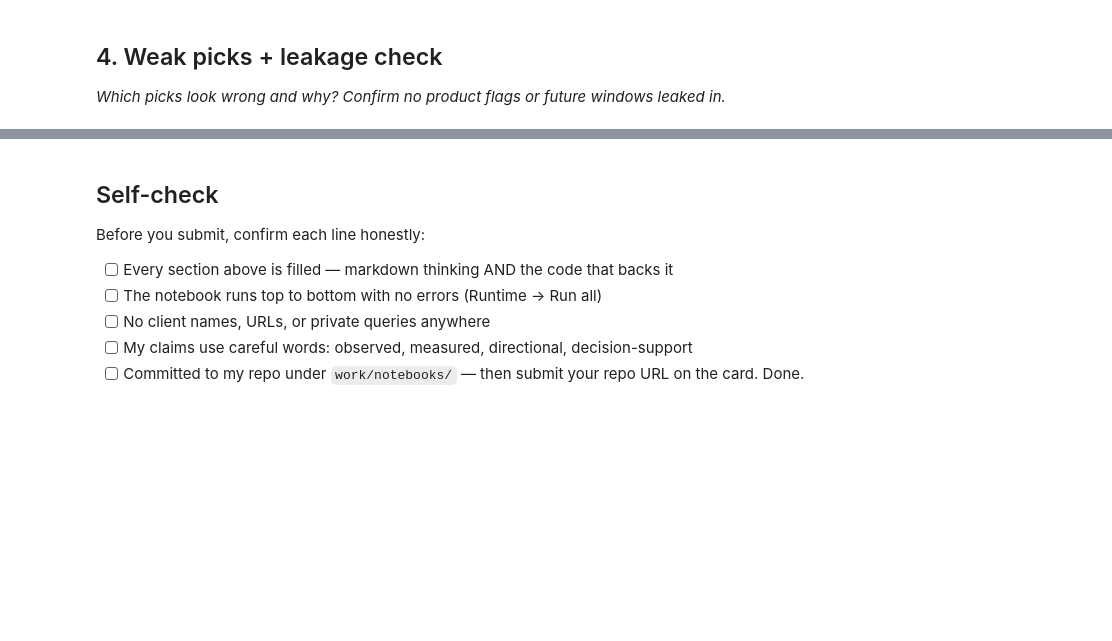
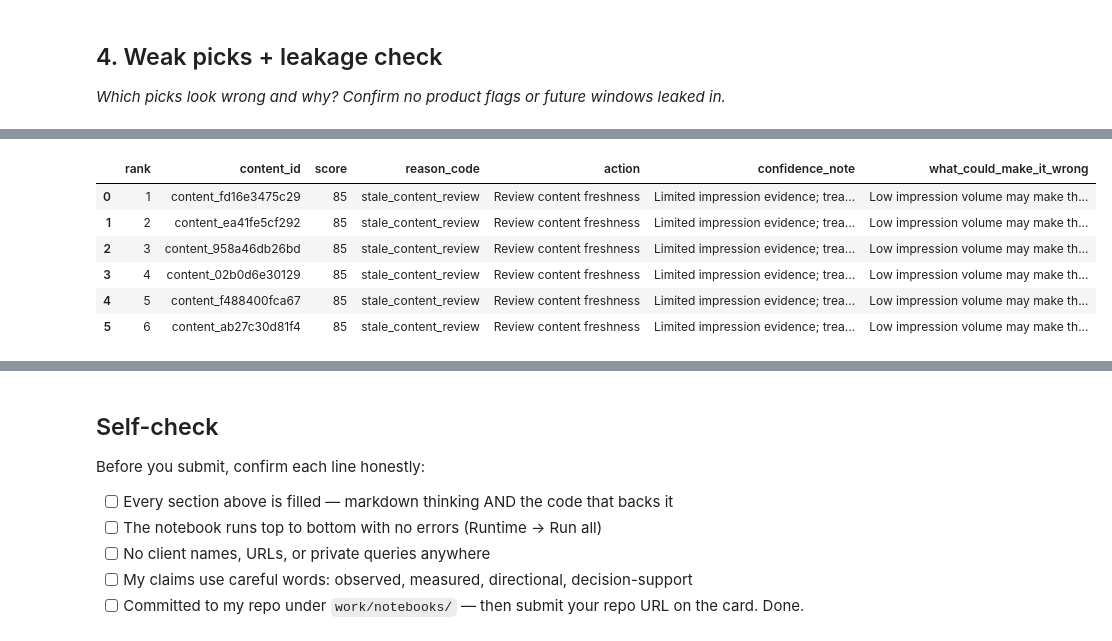
Before and after one commit to Pangakeerthi11/keerthi-flyrank-ml-internship-2026, a Jupyter notebook: work/notebooks/w04_baseline_score.ipynb, the cells around one changed output, grey strips where cells are left out. Saved outputs shown, nothing was run; the diff lists cells and outputs as text; code cells hidden in the pictures; blank space fills up the shorter version.

```diff
--- a/work/notebooks/w04_baseline_score.ipynb
+++ b/work/notebooks/w04_baseline_score.ipynb
@@ -36,0 +455,83 @@ This skeleton is yours to fill. Work the sections **in order** — each one has
+# %%
+from pathlib import Path
+import pandas as pd
+
+queue_path = Path("work/outputs/baseline_action_score.csv")
+review_path = Path("work/outputs/top20_review.csv")
+
+if not queue_path.exists() or not review_path.exists():
+    raise FileNotFoundError(
+        "Run Sections 2 and 3 before running Section 4."
+    )
+
+queue = pd.read_csv(queue_path)
+top20 = pd.read_csv(review_path)
+
+# Bring back 'impressions_90d' from the full queue to inspect weak picks
+top20 = top20.merge(queue[["content_id", "impressions_90d", "score"]], on="content_id", how="left")
+
+# Find potentially weak picks in the top 20
+weak_picks = top20[
+    (top20["impressions_90d"] < 500)
+    | (top20["confidence_note"].str.startswith("Limited", na=False))
+].copy()
+
+print("Potentially weak picks in the Top 20:", len(weak_picks))
+
+if len(weak_picks) > 0:
+    display(
+        weak_picks[
+            [
+                "rank",
+                "content_id",
+                "score",
+                "reason_code",
+                "action",
+                "confidence_note",
+                "what_could_make_it_wrong",
+            ]
+        ]
+    )
+else:
+    print("No low-volume picks were identified by this check.")
+
+# Leakage audit: inspect columns actually used by the score
+scoring_inputs = [
+    "impressions_90d",
+    "days_since_last_update",
+    "avg_position",
+    "ctr",
+]
+
+# These fields must not be scoring inputs
+forbidden_patterns = [
+    "label",
+    "target",
+    "future",
+    "next_",
+    "product_flag",
+    "decision_flag",
+]
+
+suspect_inputs = [
+    col for col in scoring_inputs
+    if any(pattern in col.lower() for pattern in forbidden_patterns)
+]
+
+print("\nScoring inputs:", scoring_inputs)
+print("Potentially unsafe scoring inputs:", suspect_inputs)
+
+assert not suspect_inputs, (
+    f"Review these potentially unsafe inputs: {suspect_inputs}"
+)
+
+print(
+    "PASS: No label-, future-, or product-flag-named columns "
+    "are used in the declared scoring inputs."
+)
+
+print(
+    "LIMITATION: This name-based check is not proof of no leakage. "
+    "Confirm the data windows and column definitions as well."
+)
+# %% [output]
@@ -36,0 +539,7 @@ This skeleton is yours to fill. Work the sections **in order** — each one has
+|  | rank | content_id | score | reason_code | action | confidence_note | what_could_make_it_wrong |
+| 0 | 1 | content_fd16e3475c29 | 85 | stale_content_review | Review content freshness | Limited impression evidence; trea... | Low impression volume may make th... |
+| 1 | 2 | content_ea41fe5cf292 | 85 | stale_content_review | Review content freshness | Limited impression evidence; trea... | Low impression volume may make th... |
+| 2 | 3 | content_958a46db26bd | 85 | stale_content_review | Review content freshness | Limited impression evidence; trea... | Low impression volume may make th... |
+| 3 | 4 | content_02b0d6e30129 | 85 | stale_content_review | Review content freshness | Limited impression evidence; trea... | Low impression volume may make th... |
+| 4 | 5 | content_f488400fca67 | 85 | stale_content_review | Review content freshness | Limited impression evidence; trea... | Low impression volume may make th... |
+| 5 | 6 | content_ab27c30d81f4 | 85 | stale_content_review | Review content freshness | Limited impression evidence; trea... | Low impression volume may make th... |
```
Also changed, not shown: parts of 14 cells of this notebook.
